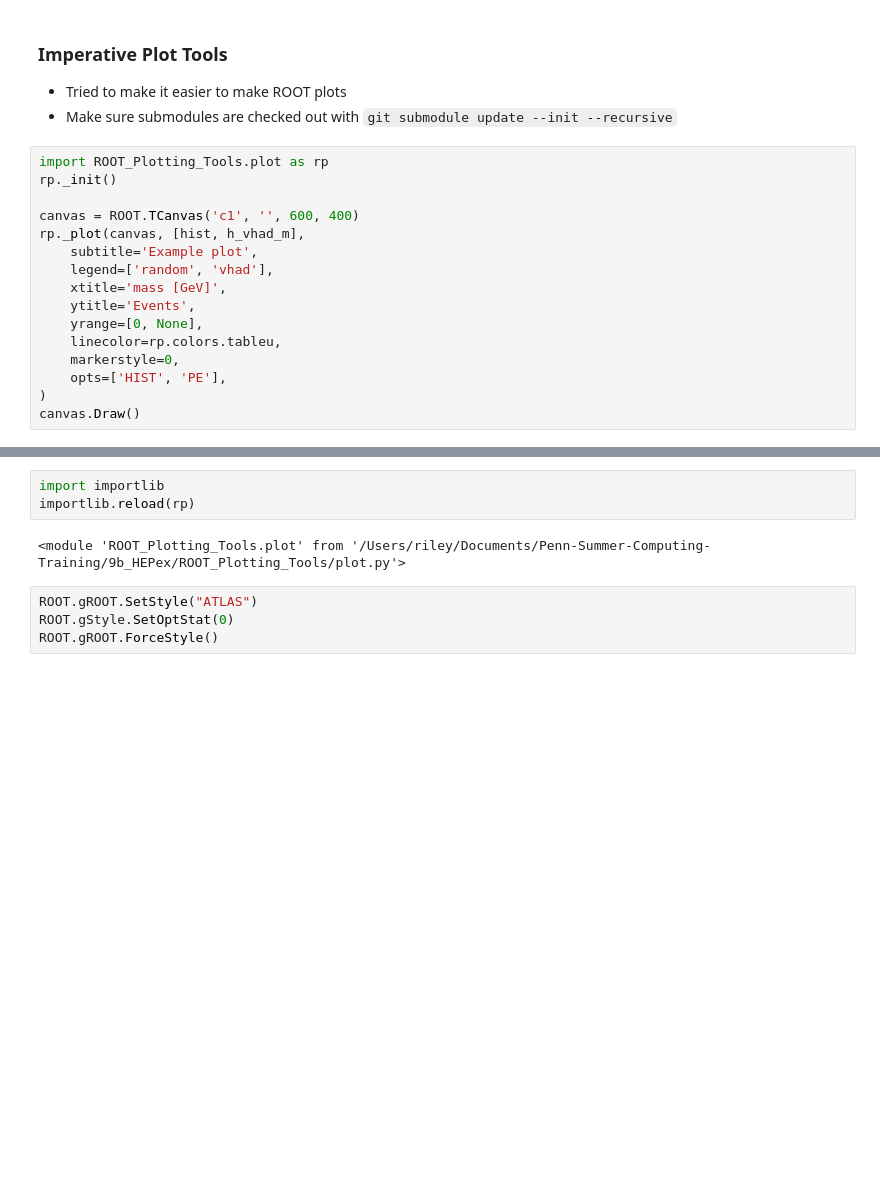
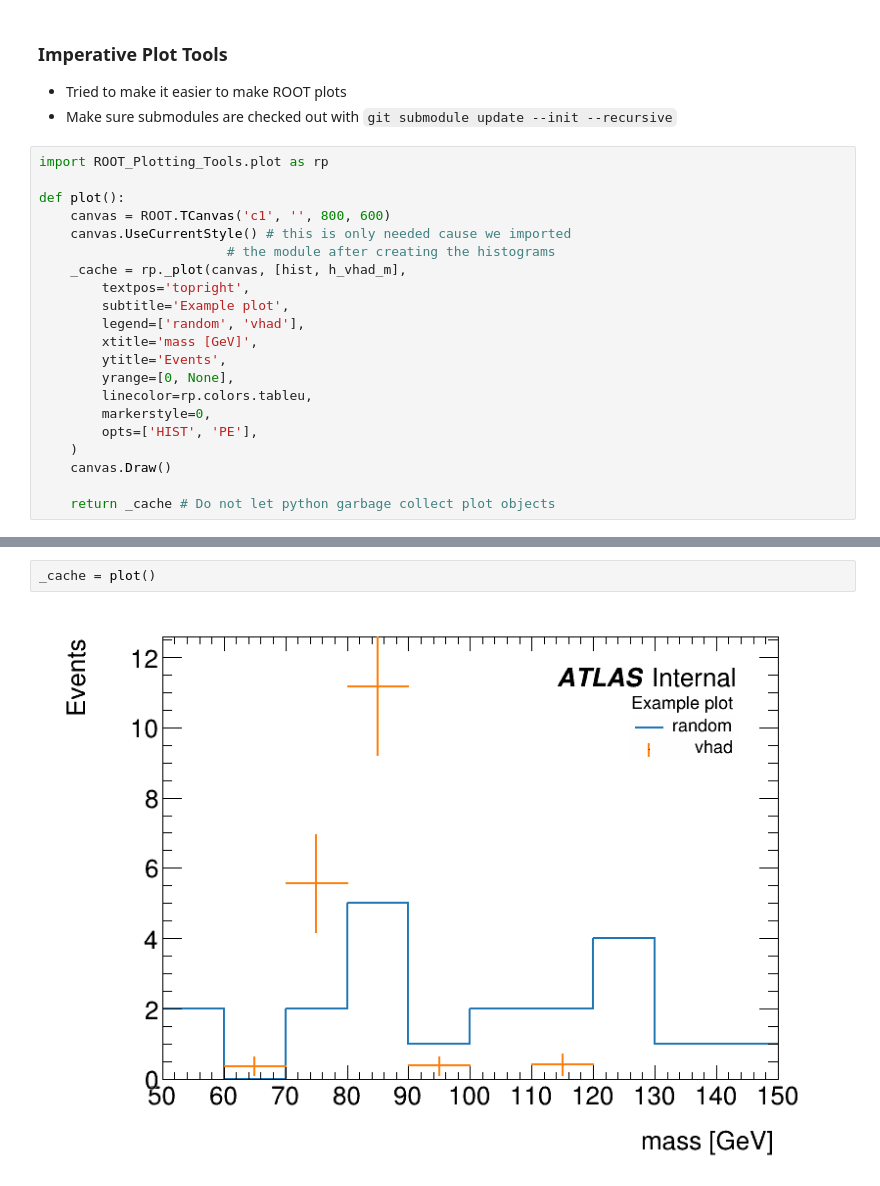
Before and after one commit to skhrg/Penn-Summer-Computing-Training, a Jupyter notebook: 9b_HEPex/ROOT.ipynb, the cells around one changed output, grey strips where cells are left out. Drawn from its saved outputs; the diff is of its cells as text; blank space fills up the shorter version.

Commit message:
finish root slides

```diff
--- a/9b_HEPex/ROOT.ipynb
+++ b/9b_HEPex/ROOT.ipynb
@@ -259,17 +259,22 @@ canvas.Draw()
 * Make sure submodules are checked out with `git submodule update --init --recursive`
 # %%
 import ROOT_Plotting_Tools.plot as rp
-rp._init()
 
-canvas = ROOT.TCanvas('c1', '', 600, 400)
-rp._plot(canvas, [hist, h_vhad_m],
-    subtitle='Example plot',
-    legend=['random', 'vhad'],
-    xtitle='mass [GeV]',
-    ytitle='Events',
-    yrange=[0, None],
-    linecolor=rp.colors.tableu,
-    markerstyle=0,
-    opts=['HIST', 'PE'],
-)
-canvas.Draw()
+def plot():
+    canvas = ROOT.TCanvas('c1', '', 800, 600)
+    canvas.UseCurrentStyle() # this is only needed cause we imported
+                        # the module after creating the histograms
+    _cache = rp._plot(canvas, [hist, h_vhad_m],
+        textpos='topright',
+        subtitle='Example plot',
+        legend=['random', 'vhad'],
+        xtitle='mass [GeV]',
+        ytitle='Events',
+        yrange=[0, None],
+        linecolor=rp.colors.tableu,
+        markerstyle=0,
+        opts=['HIST', 'PE'],
+    )
+    canvas.Draw()
+
+    return _cache # Do not let python garbage collect plot objects
@@ -279,9 +281,4 @@ Warning in <TCanvas::Constructor>: Deleting canvas with same name: c1
-# %%
-import importlib
-importlib.reload(rp)
-# %% [output]
-<module 'ROOT_Plotting_Tools.plot' from '/Users/riley/Documents/Penn-Summer-Computing-Training/9b_HEPex/ROOT_Plotting_Tools/plot.py'>
-# %%
-ROOT.gROOT.SetStyle("ATLAS")
-ROOT.gStyle.SetOptStat(0)
-ROOT.gROOT.ForceStyle()
+# %%
+_cache = plot()
+# %% [output]
+[figure, added]
```
Also changed, not shown: parts of 2 cells of this notebook, 1 other file.
